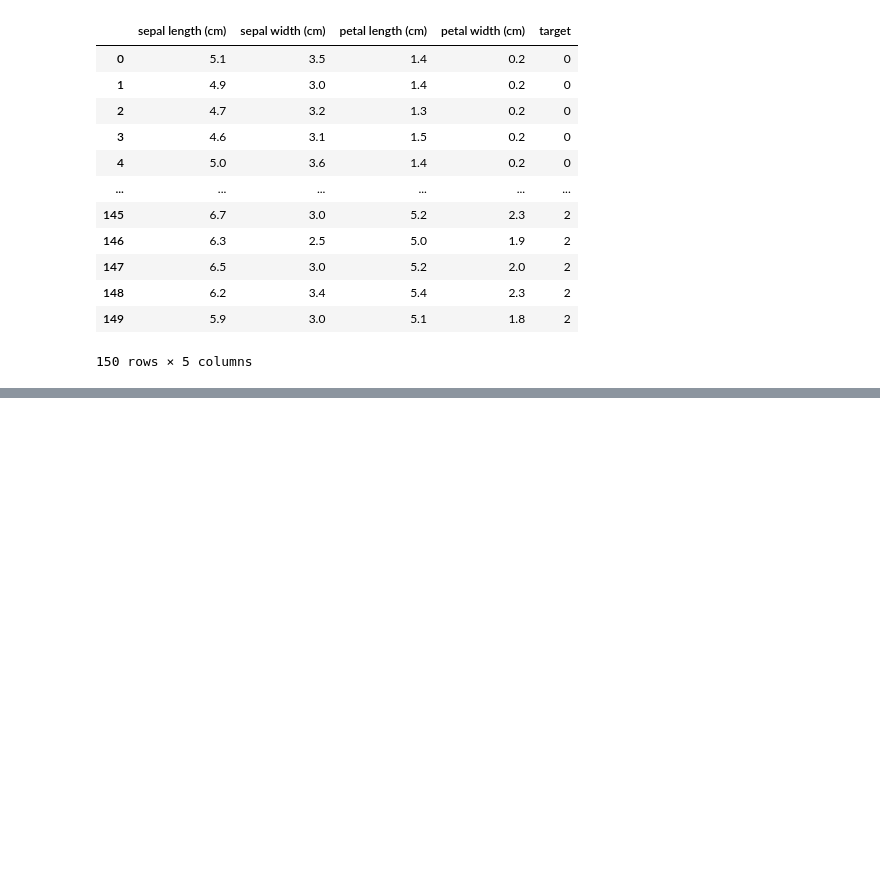
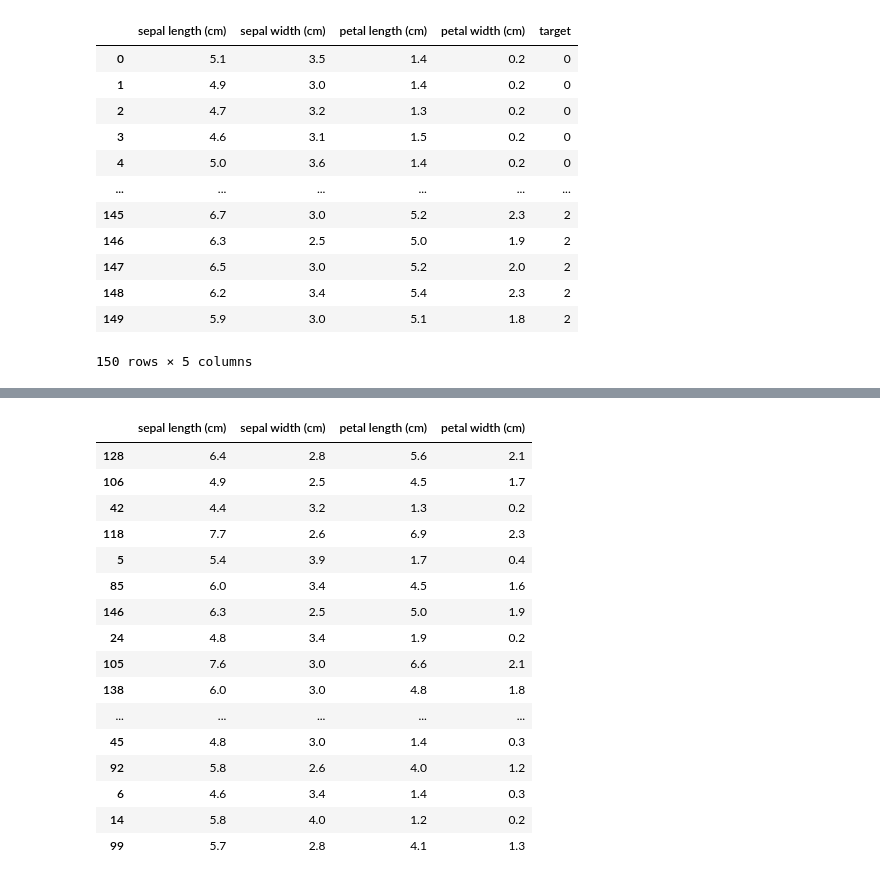
Before and after one commit to msasomrat/ML_learn, a Jupyter notebook: exercise9.ipynb, the cells around one changed output, grey strips where cells are left out. Cells and saved outputs as stored; diff of their text form; code cells hidden in the pictures; blank space fills up the shorter version.

```diff
--- a/exercise9.ipynb
+++ b/exercise9.ipynb
@@ -13,8 +15,7 @@ dir(iris)
  'target',
  'target_names']
 # %%
-import pandas as pd
-df = pd.DataFrame(iris.data, columns=iris.feature_names)
+df = pd.DataFrame(iris.data, index=range(len(iris.data)), columns=iris.feature_names)
 # %%
 df
 # %% [output]
@@ -54,0 +53,2 @@ X_train, X_test, y_train, y_test = train_test_split(df.drop(['target'],axis='col
+# %%
+x = df.drop(['target'], axis='columns')
@@ -54,0 +71,2 @@ X_train, X_test, y_train, y_test = train_test_split(df.drop(['target'],axis='col
+# %%
+y = df.target
@@ -54,0 +90,2 @@ X_train, X_test, y_train, y_test = train_test_split(df.drop(['target'],axis='col
+# %%
+x_train, x_test, y_train, y_test = train_test_split(x,y, test_size=.2)
@@ -54,0 +110,20 @@ X_train, X_test, y_train, y_test = train_test_split(df.drop(['target'],axis='col
+# %%
+x_test
+# %% [output]
+|  | sepal length (cm) | sepal width (cm) | petal length (cm) | petal width (cm) |
+| 128 | 6.4 | 2.8 | 5.6 | 2.1 |
+| 106 | 4.9 | 2.5 | 4.5 | 1.7 |
+| 42 | 4.4 | 3.2 | 1.3 | 0.2 |
+| 118 | 7.7 | 2.6 | 6.9 | 2.3 |
+| 5 | 5.4 | 3.9 | 1.7 | 0.4 |
+| 85 | 6.0 | 3.4 | 4.5 | 1.6 |
+| 146 | 6.3 | 2.5 | 5.0 | 1.9 |
+| 24 | 4.8 | 3.4 | 1.9 | 0.2 |
+| 105 | 7.6 | 3.0 | 6.6 | 2.1 |
+| 138 | 6.0 | 3.0 | 4.8 | 1.8 |
+| ... | ... | ... | ... | ... |
+| 45 | 4.8 | 3.0 | 1.4 | 0.3 |
+| 92 | 5.8 | 2.6 | 4.0 | 1.2 |
+| 6 | 4.6 | 3.4 | 1.4 | 0.3 |
+| 14 | 5.8 | 4.0 | 1.2 | 0.2 |
+| 99 | 5.7 | 2.8 | 4.1 | 1.3 |
```
Also changed, not shown: parts of 18 cells of this notebook.
